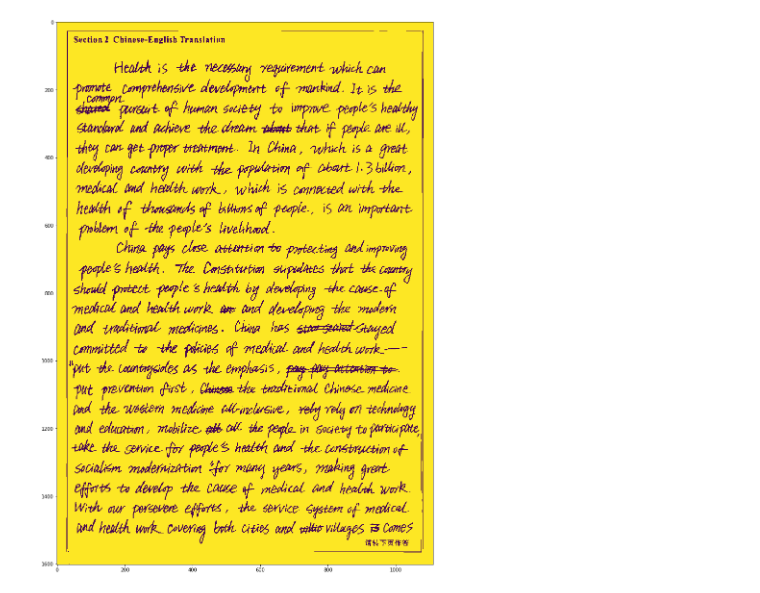
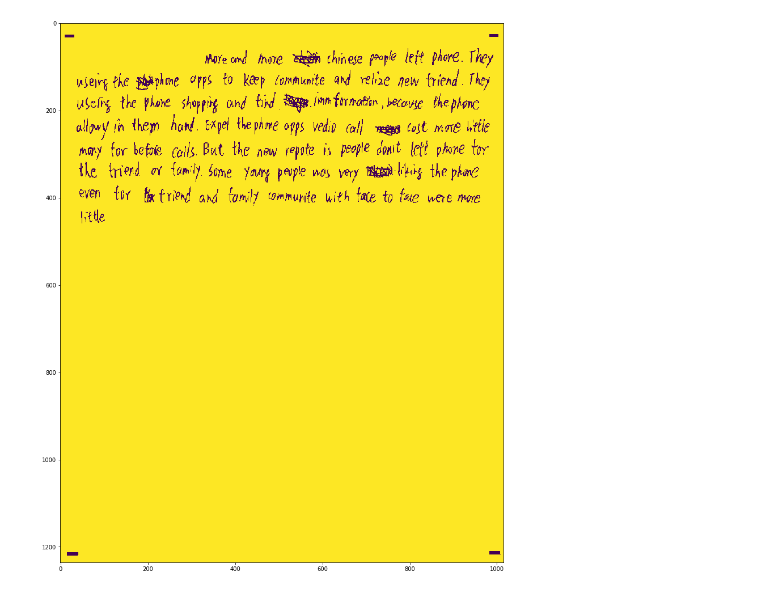
Before and after one commit to lcukerd/Papvassiliou, a Jupyter notebook: Implementation.ipynb, the cells around one changed output. Drawn from its saved outputs; the diff is of its cells as text; code cells hidden in the pictures.

```diff
--- a/Implementation.ipynb
+++ b/Implementation.ipynb
@@ -10,12 +10,13 @@ from ImageHandler import *
 from ImageProcessing import *
 from Processing import *
 # %%
-image = loadImage('Test-data/050200074.jpg');
+# image = loadImage('Test-data/050200074.jpg');
+image = loadImage('../Dataset/800000430.jpg');
 (h, w) = np.shape(image);
 _, image = cv.threshold(image,0,255,cv.THRESH_BINARY+cv.THRESH_OTSU)
 plt.imshow(image);
 # %% [output]
-[figure, old version]
+[figure, new version]
 # %%
 width = int (0.05 * w);
 (h, w) = np.shape(image);
```
Also changed, not shown: parts of 7 cells of this notebook, 4 other files.
